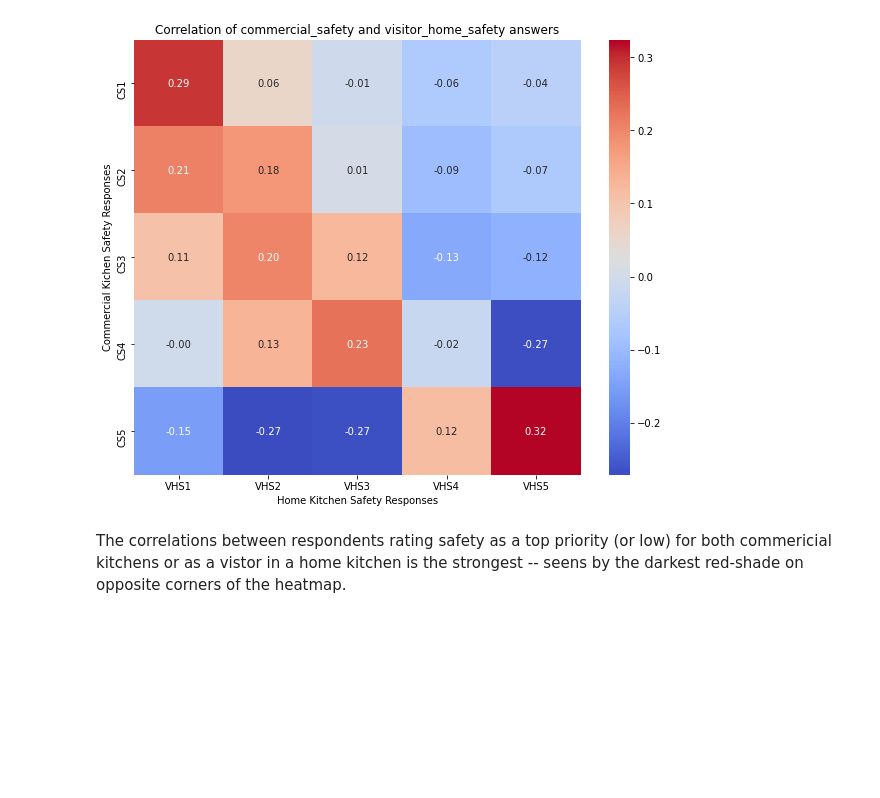
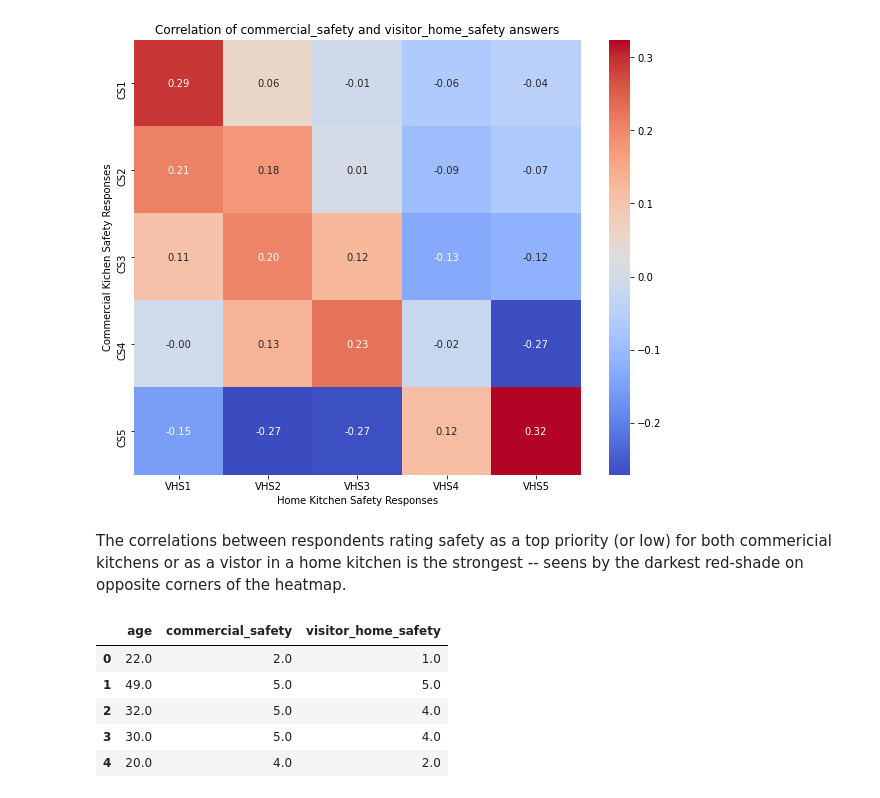
Before and after one commit to bjd9/washmeat, a Jupyter notebook: DEA_washmeat.ipynb, the cells around one changed output. Saved outputs shown, nothing was run; the diff lists cells and outputs as text; code cells hidden in the pictures; blank space fills up the shorter version.

```diff
--- a/DEA_washmeat.ipynb
+++ b/DEA_washmeat.ipynb
@@ -1261,3 +1261,17 @@ plt.xlabel('Home Kitchen Safety Responses');
 [figure]
 # %% [markdown]
 The correlations between respondents rating safety as a top priority (or low) for both commericial kitchens or as a vistor in a home kitchen is the strongest -- seens by the darkest red-shade on opposite corners of the heatmap.
+# %%
+# safety compare with age
+safety_compare_age = df_survey.copy()
+
+safety_compare_age = safety_compare_age[['age','commercial_safety','visitor_home_safety']]
+
+safety_compare_age.head()
+# %% [output]
+|  | age | commercial_safety | visitor_home_safety |
+| 0 | 22.0 | 2.0 | 1.0 |
+| 1 | 49.0 | 5.0 | 5.0 |
+| 2 | 32.0 | 5.0 | 4.0 |
+| 3 | 30.0 | 5.0 | 4.0 |
+| 4 | 20.0 | 4.0 | 2.0 |
```
Also changed, not shown: 3 other files.
